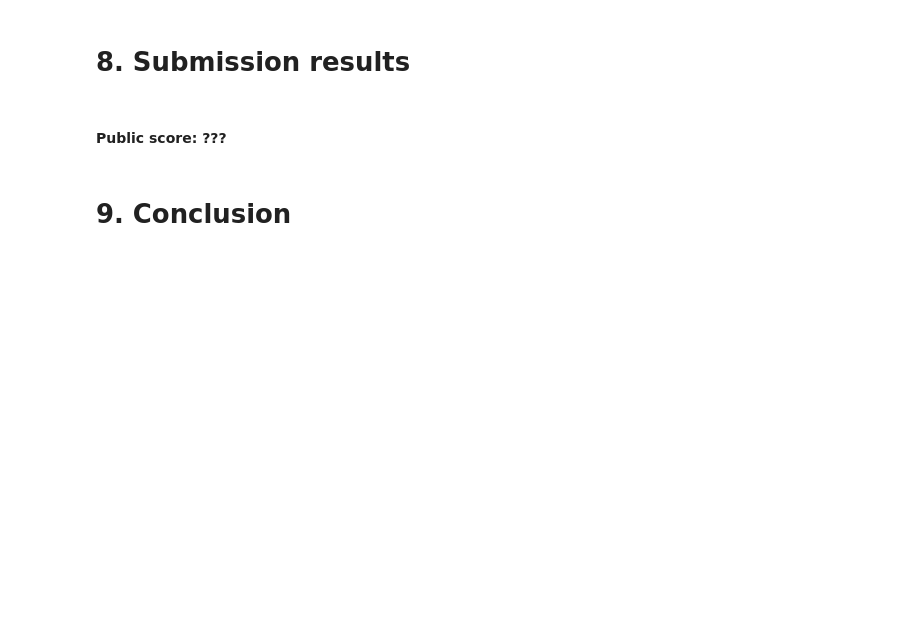
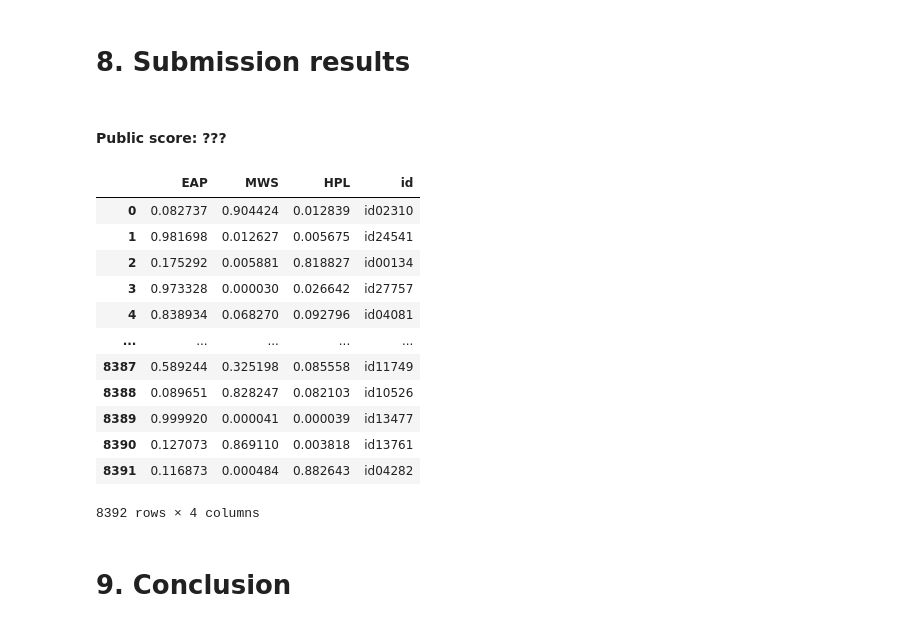
Before and after one commit to jaymanvirk/kaggle_spooky_author_identification, a Jupyter notebook: spooky_author_identification.ipynb, the cells around one changed output. Saved outputs shown, nothing was run; the diff lists cells and outputs as text; code cells hidden in the pictures; blank space fills up the shorter version.

```diff
--- a/spooky_author_identification.ipynb
+++ b/spooky_author_identification.ipynb
@@ -651,3 +654,30 @@ del get_results_table, get_grid, get_final_table_results
 # 8. Submission results <a class="anchor" id="chapter_8"></a>
 # %% [markdown]
 #### Public score: ???
+# %%
+# Fit top performance model
+model = MultinomialNB(alpha = 0.01).fit(X_train_tfidf, y_train)
+# %%
+# Get predicted probabilities of classes
+results = model.predict_proba(X_test_tfidf)
+# %%
+# Create submission talbe
+table_submis = pd.DataFrame(results, columns=['EAP', 'MWS', 'HPL'])
+table_submis['id'] = sample_data['id']
+# %%
+# Print submission table
+table_submis
+# %% [output]
+|  | EAP | MWS | HPL | id |
+| 0 | 0.082737 | 0.904424 | 0.012839 | id02310 |
+| 1 | 0.981698 | 0.012627 | 0.005675 | id24541 |
+| 2 | 0.175292 | 0.005881 | 0.818827 | id00134 |
+| 3 | 0.973328 | 0.000030 | 0.026642 | id27757 |
+| 4 | 0.838934 | 0.068270 | 0.092796 | id04081 |
+| ... | ... | ... | ... | ... |
+| 8387 | 0.589244 | 0.325198 | 0.085558 | id11749 |
+| 8388 | 0.089651 | 0.828247 | 0.082103 | id10526 |
+| 8389 | 0.999920 | 0.000041 | 0.000039 | id13477 |
+| 8390 | 0.127073 | 0.869110 | 0.003818 | id13761 |
+| 8391 | 0.116873 | 0.000484 | 0.882643 | id04282 |
+8392 rows × 4 columns
```
Also changed, not shown: parts of 4 cells of this notebook.
